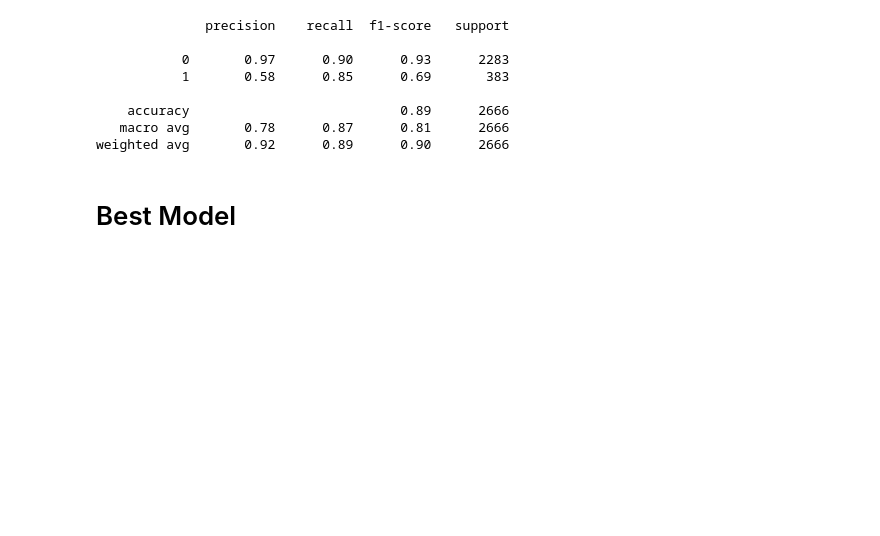
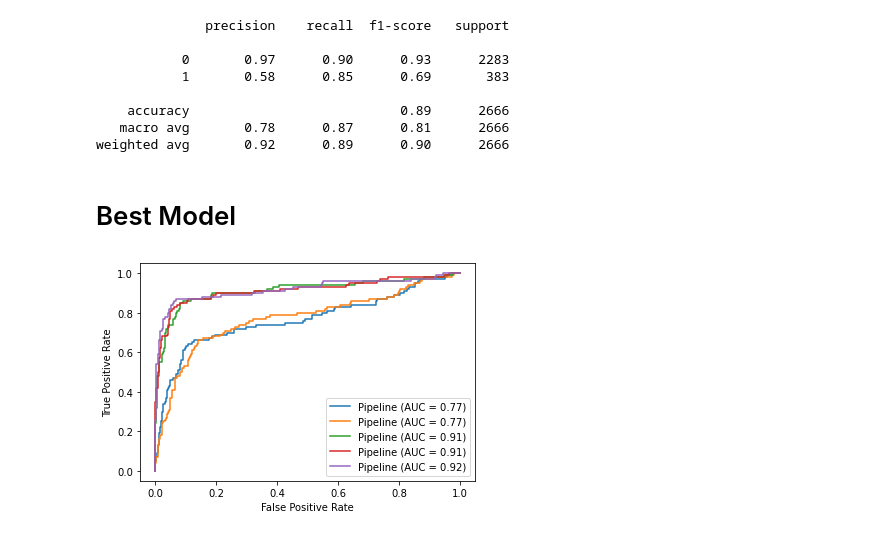
Before and after one commit to ddcots24/Churn, a Jupyter notebook: Daniel/Project_3_EDA.ipynb, the cells around one changed output. Saved outputs shown, nothing was run; the diff lists cells and outputs as text; code cells hidden in the pictures; blank space fills up the shorter version.

```diff
--- a/Daniel/Project_3_EDA.ipynb
+++ b/Daniel/Project_3_EDA.ipynb
@@ -626,3 +642,12 @@ print(classification_report(y_train, y_pred_xgb_tune))
 weighted avg       0.92      0.89      0.90      2666
 # %% [markdown]
 # Best Model
+# %%
+fig, ax = plt.subplots()
+plot_roc_curve(pipe, X_test, y_test, ax = ax)
+plot_roc_curve(ros_pipe, X_test, y_test, ax = ax)
+plot_roc_curve(randomRF_best_model, X_test, y_test, ax =ax)
+plot_roc_curve(best_model, X_test, y_test, ax =ax)
+plot_roc_curve(thirdpipe, X_test, y_test, ax =ax);
+# %% [output]
+[figure, added]
```
Also changed, not shown: parts of 8 cells of this notebook.
